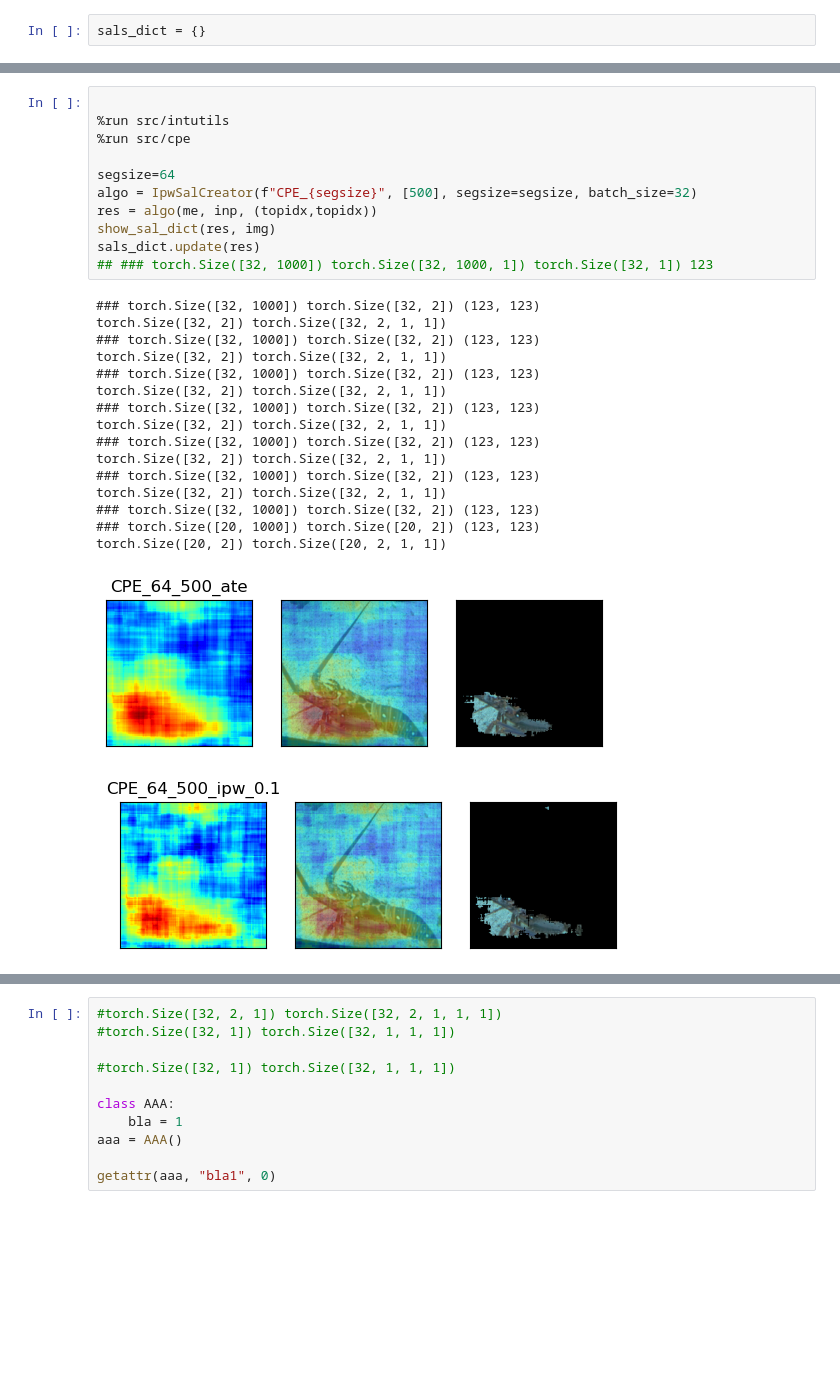
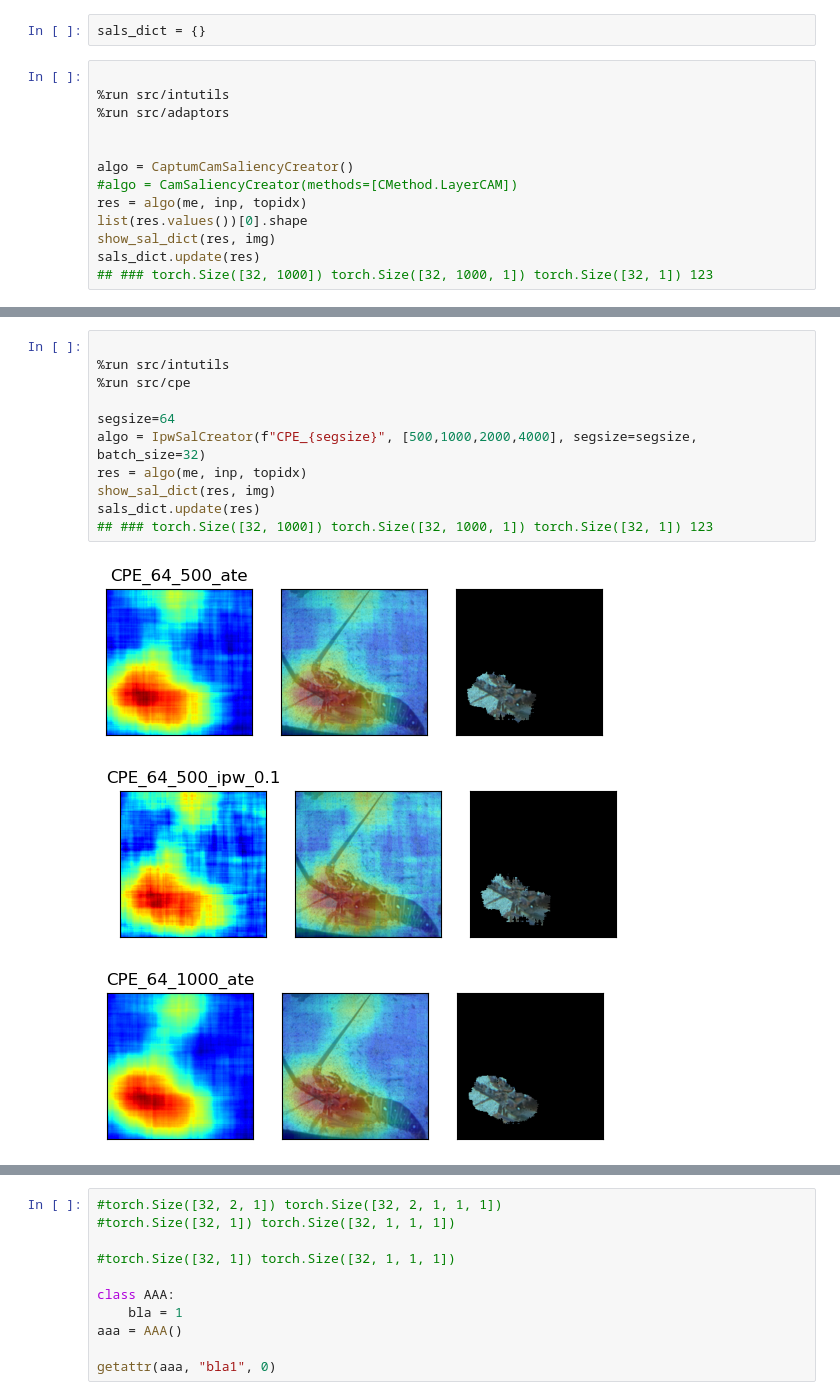
Before and after one commit to zivwhd/saliency, a Jupyter notebook: notebooks/pground.ipynb, the cells around one changed output, grey strips where cells are left out. Saved outputs shown, nothing was run; the diff lists cells and outputs as text; blank space fills up the shorter version.

```diff
--- a/notebooks/pground.ipynb
+++ b/notebooks/pground.ipynb
@@ -52,3 +52,16 @@ print(topidx, targetidx)
 123 123
 # %%
 sals_dict = {}
+# %%
+
+%run src/intutils
+%run src/adaptors
+
+
+algo = CaptumCamSaliencyCreator()
+#algo = CamSaliencyCreator(methods=[CMethod.LayerCAM])
+res = algo(me, inp, topidx)
+list(res.values())[0].shape
+show_sal_dict(res, img)
+sals_dict.update(res)
+## ### torch.Size([32, 1000]) torch.Size([32, 1000, 1]) torch.Size([32, 1]) 123
@@ -55,29 +70,15 @@ sals_dict = {}
 # %%
 
 %run src/intutils
 %run src/cpe
 
 segsize=64
-algo = IpwSalCreator(f"CPE_{segsize}", [500], segsize=segsize, batch_size=32)
-res = algo(me, inp, (topidx,topidx))
+algo = IpwSalCreator(f"CPE_{segsize}", [500,1000,2000,4000], segsize=segsize, batch_size=32)
+res = algo(me, inp, topidx)
 show_sal_dict(res, img)
 sals_dict.update(res)
 ## ### torch.Size([32, 1000]) torch.Size([32, 1000, 1]) torch.Size([32, 1]) 123
 # %% [output]
-### torch.Size([32, 1000]) torch.Size([32, 2]) (123, 123)
-torch.Size([32, 2]) torch.Size([32, 2, 1, 1])
-### torch.Size([32, 1000]) torch.Size([32, 2]) (123, 123)
-torch.Size([32, 2]) torch.Size([32, 2, 1, 1])
-### torch.Size([32, 1000]) torch.Size([32, 2]) (123, 123)
-torch.Size([32, 2]) torch.Size([32, 2, 1, 1])
-### torch.Size([32, 1000]) torch.Size([32, 2]) (123, 123)
-torch.Size([32, 2]) torch.Size([32, 2, 1, 1])
-### torch.Size([32, 1000]) torch.Size([32, 2]) (123, 123)
-torch.Size([32, 2]) torch.Size([32, 2, 1, 1])
-### torch.Size([32, 1000]) torch.Size([32, 2]) (123, 123)
-torch.Size([32, 2]) torch.Size([32, 2, 1, 1])
-### torch.Size([32, 1000]) torch.Size([32, 2]) (123, 123)
-### torch.Size([20, 1000]) torch.Size([20, 2]) (123, 123)
-torch.Size([20, 2]) torch.Size([20, 2, 1, 1])
-[figure, old version]
+[figure, new version]
-[figure, old version]
+[figure, new version]
+[figure, added]
```
Also changed, not shown: parts of 2 cells of this notebook, 1 other file.
